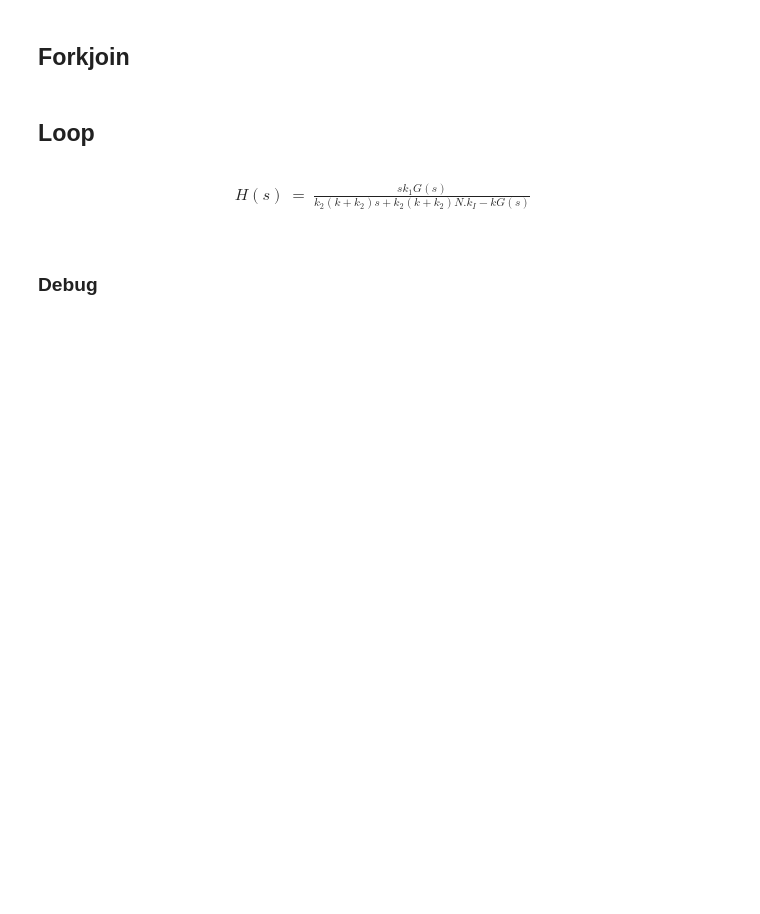
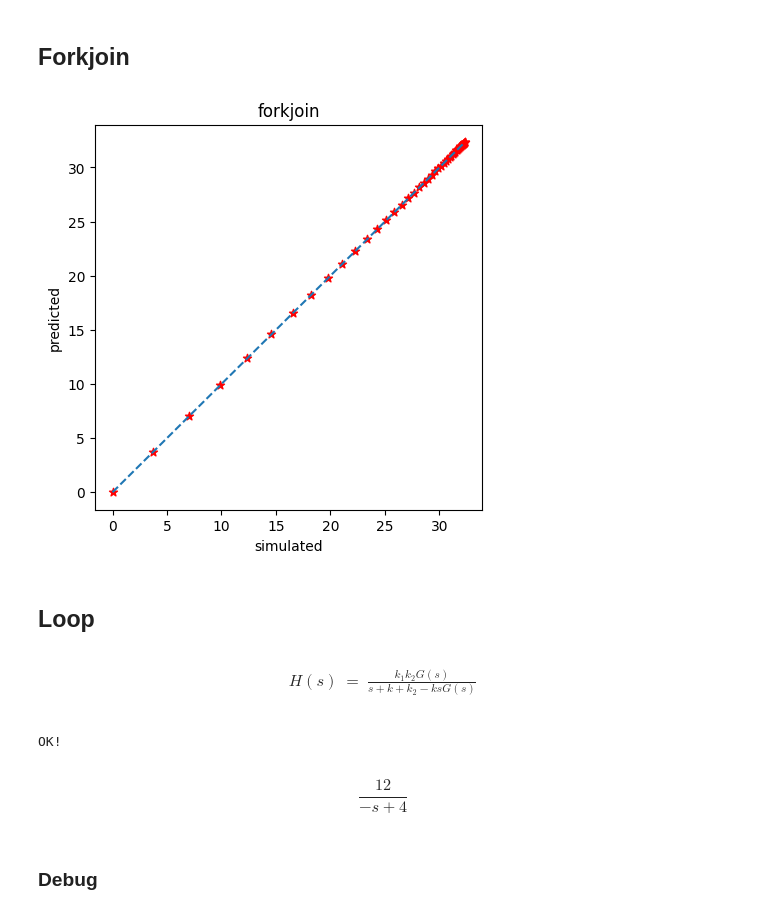
Before and after one commit to joseph-hellerstein/linear_reaction_networks, a Jupyter notebook: notebooks/Theory_Of_Approximate_Reaction_Networks.ipynb, the cells around one changed output. Saved outputs shown, nothing was run; the diff lists cells and outputs as text; code cells hidden in the pictures; blank space fills up the shorter version.

```diff
--- a/notebooks/Theory_Of_Approximate_Reaction_Networks.ipynb
+++ b/notebooks/Theory_Of_Approximate_Reaction_Networks.ipynb
@@ -336,12 +298,12 @@ plotStep(model=model_sequence, tf=tf, S1=S1, k12=k12, k2=k2, k23=k23, k3=k3, sel
 # %%
 model_forkjoin = """
 model *main()
-$S1 -> S2A; k12A*S1
+$SI -> S2A; k12A*SI
 S2A ->; k2A*S2A
-$S1 -> S2B; k12B*S1
+$SI -> S2B; k12B*SI
 S2B ->; k2B*S2B
-S2 := S2A + S2B
-S1 =5
+SO := S2A + S2B
+SI =5
 k12A =3
 k12B = 2
 k2A = 2
@@ -353,35 +315,46 @@ end
 # %%
 k12A = 5
 k2A = 1
 k12B = 3
 k2B = 2
 S1 = 5
 tf1 = control.TransferFunction([k12A], [1, k2A])
 tf2 = control.TransferFunction([k12B], [1, k2B])
 tf = tf1 + tf2
-plotStep(model=model_forkjoin, tf=tf, S1=S1, k12A=k12A, k2A=k2A, k12B=k12B, k2B=k2B, title="forkjoin", figsize=(5,5), selections=["S2"])
+_ = plotStep(model=model_forkjoin, tf=tf, SI=SI, k12A=k12A, k2A=k2A, k12B=k12B, k2B=k2B, title="forkjoin", figsize=(5,5))
+# %% [output]
+[figure, added]
 # %% [markdown]
 ## Loop
 # %% [markdown]
 \begin{eqnarray}
-H (s) & = &   \frac{ s k_1 G(s) }{k_2(k + k_2)s + k_2 (k + k_2) N.k_I - k G(s)}  \\
+H (s) & = &    \frac{k_1  k_2 G(s) }{s + k + k_2 - k s G(s)}   \\
 \end{eqnarray}
 # %%
+# Get correct poles and zeroes. So problem is with the math.
+#
 def loopTransferFunction(model_tf, k, k1, k2, N_kI):
     """
     Constructs the transfer function from S_I to S_O for the loop operation.
     """
     s_tf = control.TransferFunction([1, 0], [1])
-    denom_tf = control.TransferFunction([1, N_kI + k + k2, N_kI*(k + k2)], [1])
+    denom_tf = control.TransferFunction([1,  k + k2], [1])
     denom_tf = denom_tf - k*s_tf*model_tf
-    numr_tf = control.TransferFunction([k1*k2], [1])*model_tf
+    numr_tf = k1*k2*model_tf
+    #tf = #*numr_tf/(denom_tf*s_tf) ##-- provides a good fit
     tf = numr_tf/denom_tf
     return tf
 
 # Tests
 model_tf = control.TransferFunction([1], [1, 1])
 model_tf = control.TransferFunction([1], [1])
-k = 2; k1 = 2; k2 = 2; N_kI = 1;
+k = 2; k1 = 6; k2 = 2; N_kI = 1;
 tf = loopTransferFunction(model_tf, k, k1, k2, N_kI)
 assert(isinstance(tf, control.TransferFunction))
 print("OK!")
+# %% [output]
+OK!
+# %%
+tf
+# %% [output]
+$$\frac{12}{-s + 4}$$
```
Also changed, not shown: parts of 19 cells of this notebook, 2 other files.
